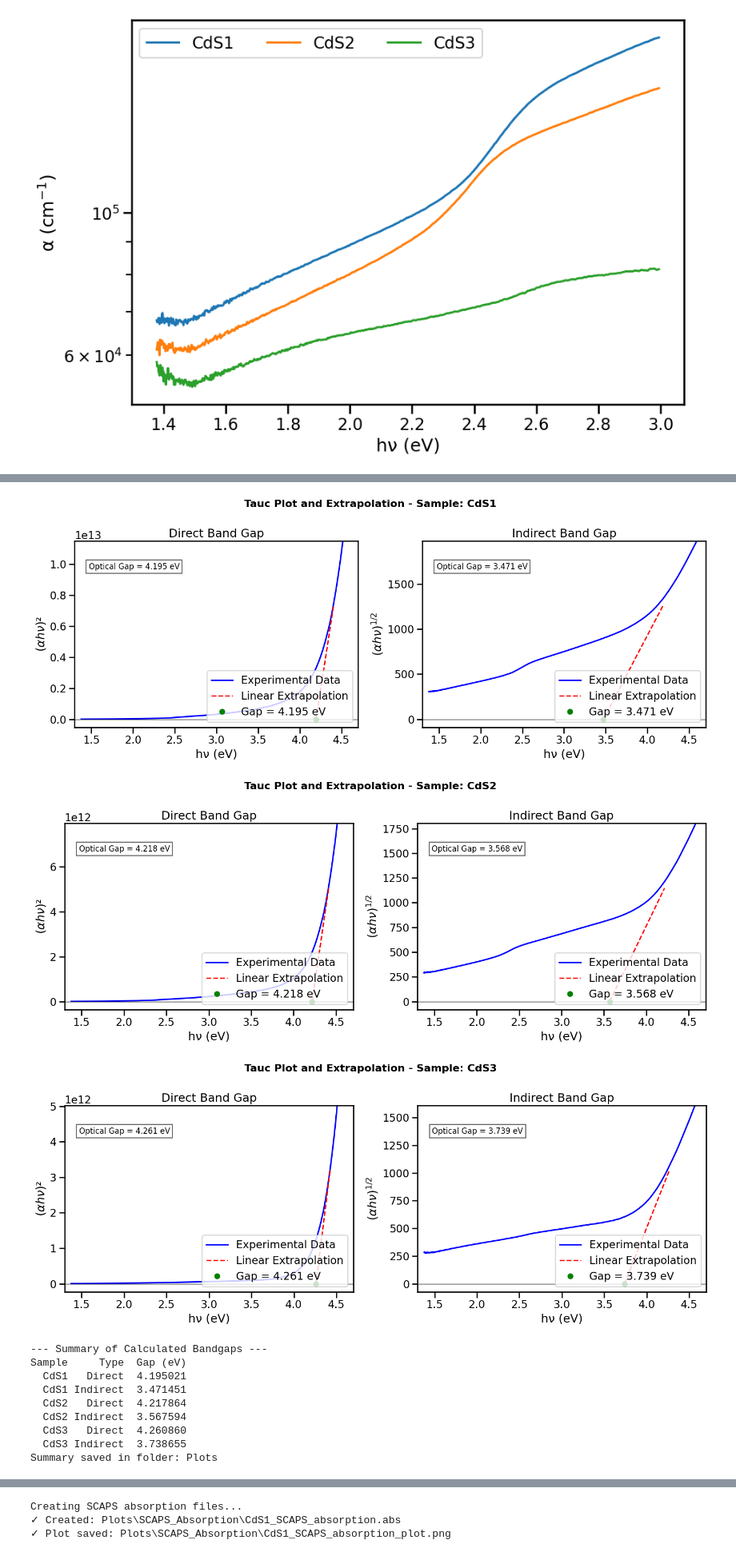
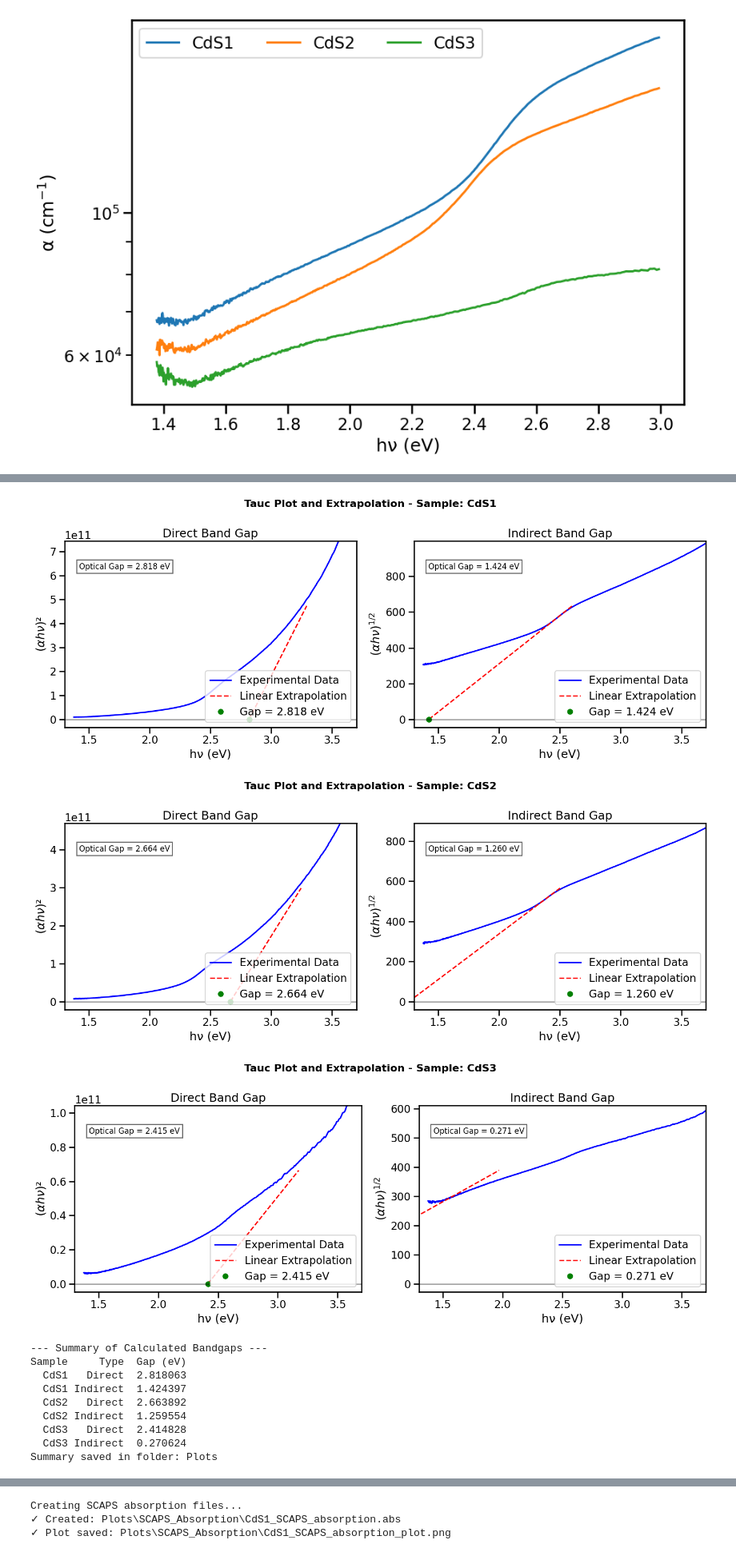
Before and after one commit to JotaP-183/Data_Analysis, a Jupyter notebook: UV-Vis/UV_Vis_analysis.ipynb, the cells around one changed output, grey strips where cells are left out. Shown at 80% size. Saved outputs shown, nothing was run; the diff lists cells and outputs as text; code cells hidden in the pictures.

```diff
--- a/UV-Vis/UV_Vis_analysis.ipynb
+++ b/UV-Vis/UV_Vis_analysis.ipynb
@@ -186,7 +187,7 @@ gaps = []
 # You can adjust these limits (in eV) to focus the analysis on the rising edge of the material
 # and ignore noise at low energies or substrate (Glass) absorption at high energies.
 min_energy = 1.5
-max_energy = 4.5
+max_energy = 3.5
 
 for k in res.keys():
     fig, (ax1, ax2) = plt.subplots(1, 2, figsize=(15,6))
@@ -254,44 +255,44 @@ for k in res.keys():
 
         # Mark the exact point of the Bandgap
         ax.plot(x_cross, 0, 'go', markersize=8, label=f'Gap = {x_cross:.3f} eV')
 
         # Axis formatting
         ax.axhline(0, color='black', linewidth=1)
         ax.set_xlabel(r'hν (eV)')
         ax.set_ylabel(info['ylabel'])
         ax.set_title(info['title'])
         ax.text(0.05, 0.85, f'Optical Gap = {x_cross:.3f} eV', transform=ax.transAxes, fontsize=12, bbox=dict(facecolor='white', alpha=0.6))
 
         # Adjust the visual "window" of the plot
         ax.set_xlim(min_energy - 0.2, max_energy + 0.2)
         ax.set_ylim(-0.05 * np.amax(y_fit), 1.1 * np.amax(y_fit))
         ax.legend(loc='lower right')
 
     plt.tight_layout()
     plt.savefig(os.path.join(PLOTS_DIR, f'Tauc_plot_extrapolation_{k}.png'), dpi=300)
     plt.show()
 
 # Export a summary with all calculated Bandgaps
 print("\n--- Summary of Calculated Bandgaps ---")
 df_gaps = pd.DataFrame(gaps)
 print(df_gaps.to_string(index=False))
 
 # Optional: Save to an Excel file
 df_gaps.to_excel(os.path.join(PLOTS_DIR, "Summary_Bandgaps.xlsx"), index=False)
 print(f"Summary saved in folder: {PLOTS_DIR}")
 # %% [output]
 Calculating Bandgaps...
-[figure, old version]
+[figure, new version]
-[figure, old version]
+[figure, new version]
-[figure, old version]
+[figure, new version]
 --- Summary of Calculated Bandgaps ---
 Sample     Type  Gap (eV)
-  CdS1   Direct  4.195021
-  CdS1 Indirect  3.471451
-  CdS2   Direct  4.217864
-  CdS2 Indirect  3.567594
-  CdS3   Direct  4.260860
-  CdS3 Indirect  3.738655
+  CdS1   Direct  2.818063
+  CdS1 Indirect  1.424397
+  CdS2   Direct  2.663892
+  CdS2 Indirect  1.259554
+  CdS3   Direct  2.414828
+  CdS3 Indirect  0.270624
 Summary saved in folder: Plots
 # %% [markdown]
 ## 1. Why do we need to smooth the data?
```
Also changed, not shown: parts of 2 cells of this notebook, 5 other files.
